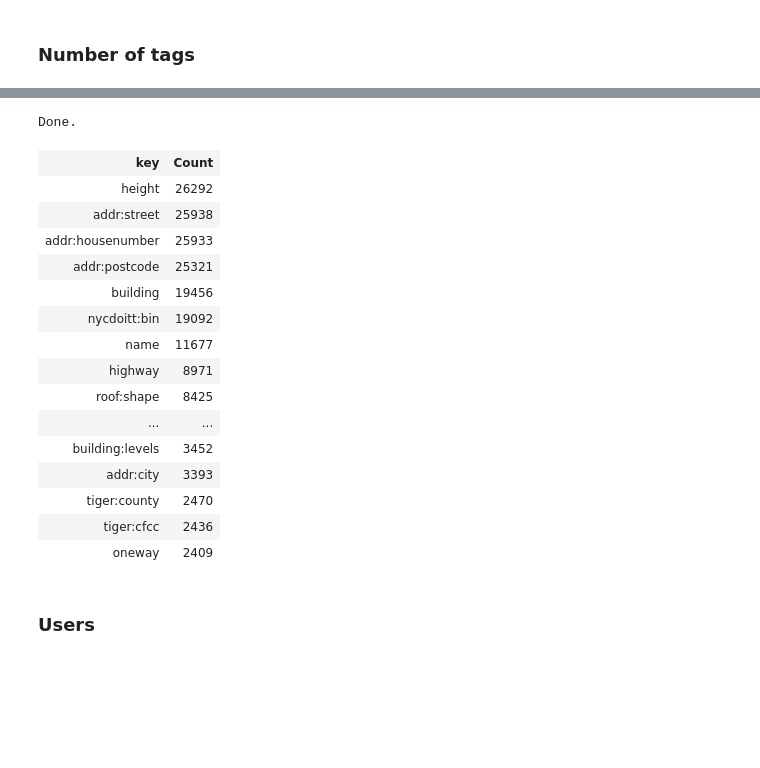
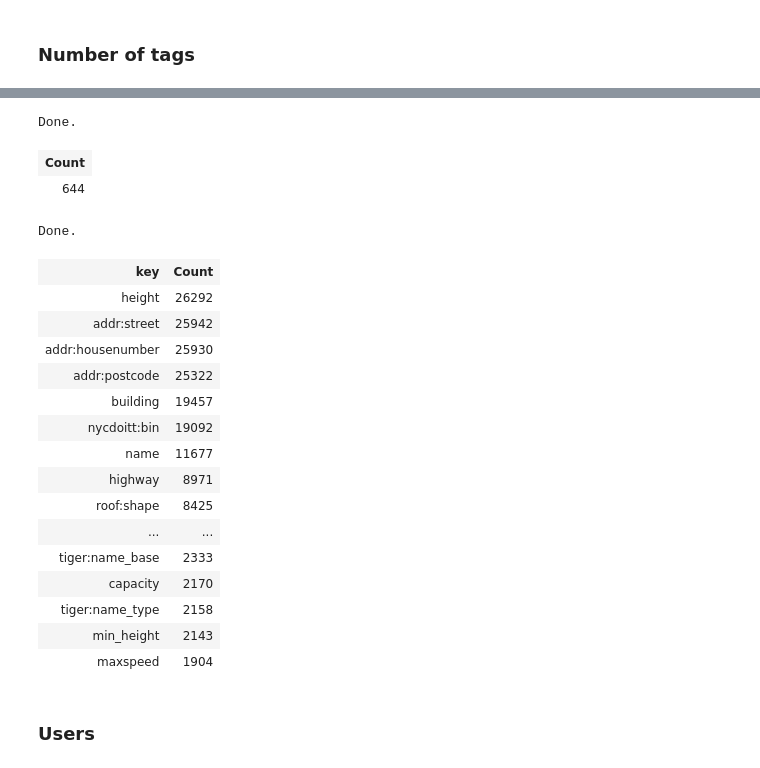
Before and after one commit to jaclynrich/manhattan-osm-wrangling, a Jupyter notebook: output_and_report/OpenStreetMap Data Wrangling and Case Study.ipynb, the cells around one changed output, grey strips where cells are left out. Drawn from its saved outputs; the diff is of its cells as text; code cells hidden in the pictures; blank space fills up the shorter version.

```diff
--- a/output_and_report/OpenStreetMap Data Wrangling and Case Study.ipynb
+++ b/output_and_report/OpenStreetMap Data Wrangling and Case Study.ipynb
@@ -102,29 +106,38 @@ Done.
+# %%
+%%sql
+-- Number of unique tags
+SELECT COUNT (DISTINCT key) AS Count
+FROM tags;
+# %% [output]
+Done.
+| Count |
+| 644 |
 # %%
 %%sql
 -- Most popular tags
 SELECT key, COUNT(*) AS Count
 FROM tags
 GROUP BY key
 ORDER BY Count DESC
-LIMIT 20;
+LIMIT 25;
 # %% [output]
 Done.
 | key | Count |
 | height | 26292 |
-| addr:street | 25938 |
-| addr:housenumber | 25933 |
-| addr:postcode | 25321 |
-| building | 19456 |
+| addr:street | 25942 |
+| addr:housenumber | 25930 |
+| addr:postcode | 25322 |
+| building | 19457 |
 | nycdoitt:bin | 19092 |
 | name | 11677 |
 | highway | 8971 |
 | roof:shape | 8425 |
 | ... | ... |
-| building:levels | 3452 |
-| addr:city | 3393 |
-| tiger:county | 2470 |
-| tiger:cfcc | 2436 |
-| oneway | 2409 |
+| tiger:name_base | 2333 |
+| capacity | 2170 |
+| tiger:name_type | 2158 |
+| min_height | 2143 |
+| maxspeed | 1904 |
 # %% [markdown]
 ### Users
 # %%
```
Also changed, not shown: parts of 45 cells of this notebook.
